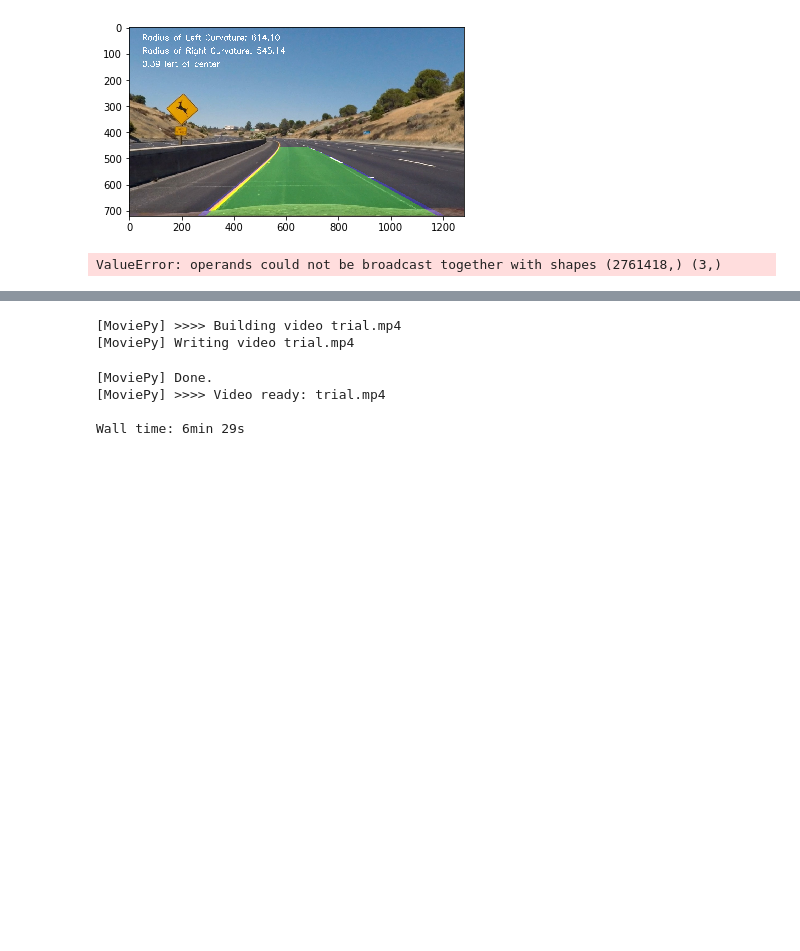
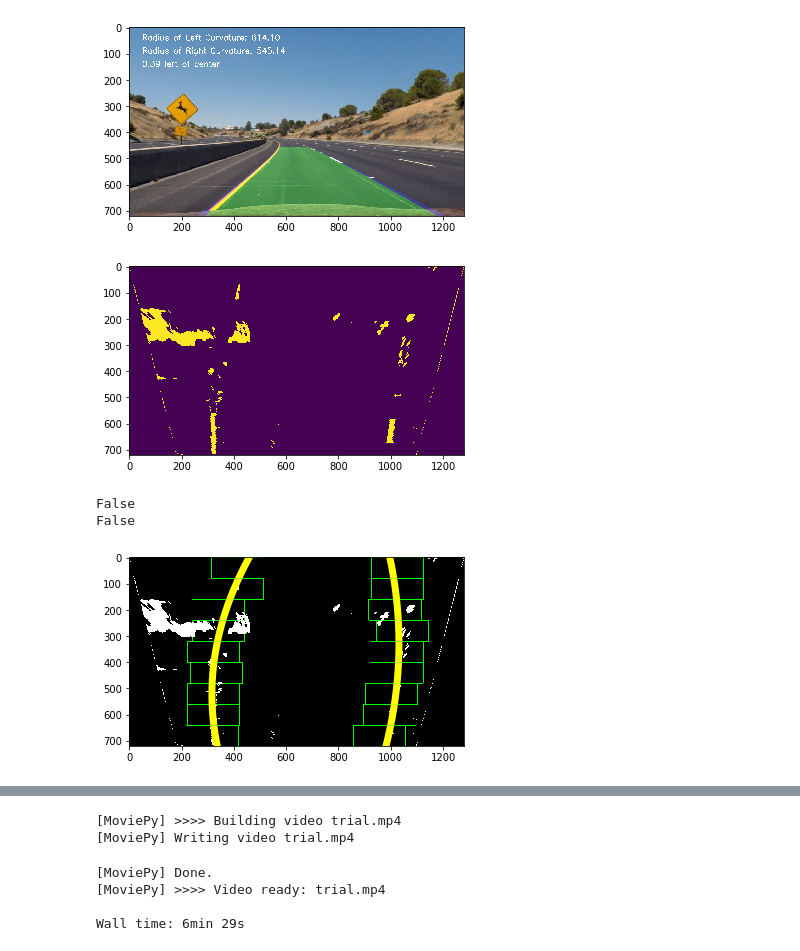
Before and after one commit to cyrano5614/CarND-Advanced-Lane-Lines, a Jupyter notebook: pipeline.ipynb, the cells around one changed output, grey strips where cells are left out. Cells and saved outputs as stored; diff of their text form; code cells hidden in the pictures; blank space fills up the shorter version.

```diff
--- a/pipeline.ipynb
+++ b/pipeline.ipynb
@@ -226,9 +226,9 @@ def masking(img):
     combined_1[(mag_binary == 1) & (dir_binary == 1)] = 1
     combined_2 = np.zeros_like(rgb)
     combined_2[((rgb == 1) | (hls == 1)) | (gradx == 1) & ((dir_binary == 1))] = 1
-    gray = grayscale(img)
+#     gray = grayscale(img)
 #     gray = cv2.cvtColor(img, cv2.COLOR_BGR2GRAY)
-    gb = gaussian_blur(gray, 3)
+#     gb = gaussian_blur(gray, 3)
     return combined_2
 # %%
 # plt.figure(figsize=(18,21))
@@ -291,6 +291,8 @@ def blind_find_lane(image):
 
     # Create histogram of processed image
     histogram = np.sum(image[image.shape[0]//2:,:], axis=0)
+
+    out_img = np.dstack((image, image, image))*255
 
     # Find midpoints, and peak points of left and right half of the histogram
     midpoint = np.int(histogram.shape[0]/2)
@@ -410,7 +412,7 @@ def draw_lane(left, right, color = 'green', linewidth = 3):
     plt.plot(right, ploty, color=color, linewidth=linewidth)
     plt.gca().invert_yaxis()
 
-def fill_lane(image, left, right, color = 'green', linewidth = 3):
+def fill_lane(image, left, right, l = True, r = True, color = 'green', linewidth = 3):
 
     # Create blank canvas
     zero_image = np.zeros_like(image).astype(np.uint8)
@@ -419,11 +421,20 @@ def fill_lane(image, left, right, color = 'green', linewidth = 3):
 #     plt.plot(left, ploty, color=color, linewidth=linewidth)
 #     plt.plot(right, ploty, color=color, linewidth=linewidth)
 
+    ploty = np.linspace(0, image.shape[0]-1, image.shape[0] )
+
     pts_left = np.array([np.transpose(np.vstack([left, ploty]))])
     pts_right = np.array([np.flipud(np.transpose(np.vstack([right, ploty])))])
     pts = np.hstack((pts_left, pts_right))
+    if l == True:
+        cv2.polylines(zero_image, np.int_([pts_left]), isClosed = False, color=(0,0,255), thickness = 40)
+    else:
+        cv2.polylines(zero_image, np.int_([pts_left]), isClosed = False, color=(255,0,0), thickness = 40)
+    if r == True:
+        cv2.polylines(zero_image, np.int_([pts_right]), isClosed = False, color=(0,0,255), thickness = 40)
+    else:
+        cv2.polylines(zero_image, np.int_([pts_right]), isClosed = False, color=(255,0,0), thickness = 40)
 
-    cv2.polylines(zero_image, np.int_([pts]), isClosed = False, color=(0,0,255), thickness = 40)
     cv2.fillPoly(zero_image, np.int_([pts]), (0, 255, 0))
 
     return zero_image
@@ -765,13 +788,25 @@ class Line():
-# %%
-left = Line('left')
-image = (read_img('test_images/test2.jpg'))
-fit, fitx = left.blind_find_lane(image)
-fit_2, fitx_2 = left.exp_find_lane(image, fit)
-print (fit)
-# print (fitx)
-plt.plot(ploty, fitx)
-plt.xlim(0, 1280)
-plt.ylim(720, 0)
-plt.show()
-# %% [output]
-ValueError: operands could not be broadcast together with shapes (2761418,) (3,)
+# %%
+left = Line('left')
+right = Line('right')
+image = (read_img('test_images/test5.jpg'))
+ploty = np.linspace(0, image.shape[0]-1, image.shape[0] )
+image = pipeline(image)
+plt.imshow(image)
+plt.show()
+left_fit, left_fitx, left_img = left.blind_find_lane(image)
+right_fit, right_fitx, right_img = right.blind_find_lane(image)
+l, r = sanity_check(left_fitx, right_fitx)
+print (l)
+print (r)
+# print((left_fitx[719]))
+mixed_img = cv2.addWeighted(left_img, 1, right_img, 1, 0)
+# mixed_img = combine_result(left_img, right_img)
+plt.imshow(mixed_img)
+plt.plot(left_fitx, ploty, color='yellow', linewidth=7)
+plt.plot(right_fitx, ploty, color='yellow', linewidth=7)
+plt.show()
+# %% [output]
+[figure, added]
+False
+False
+[figure, added]
```
Also changed, not shown: parts of 7 cells of this notebook.
